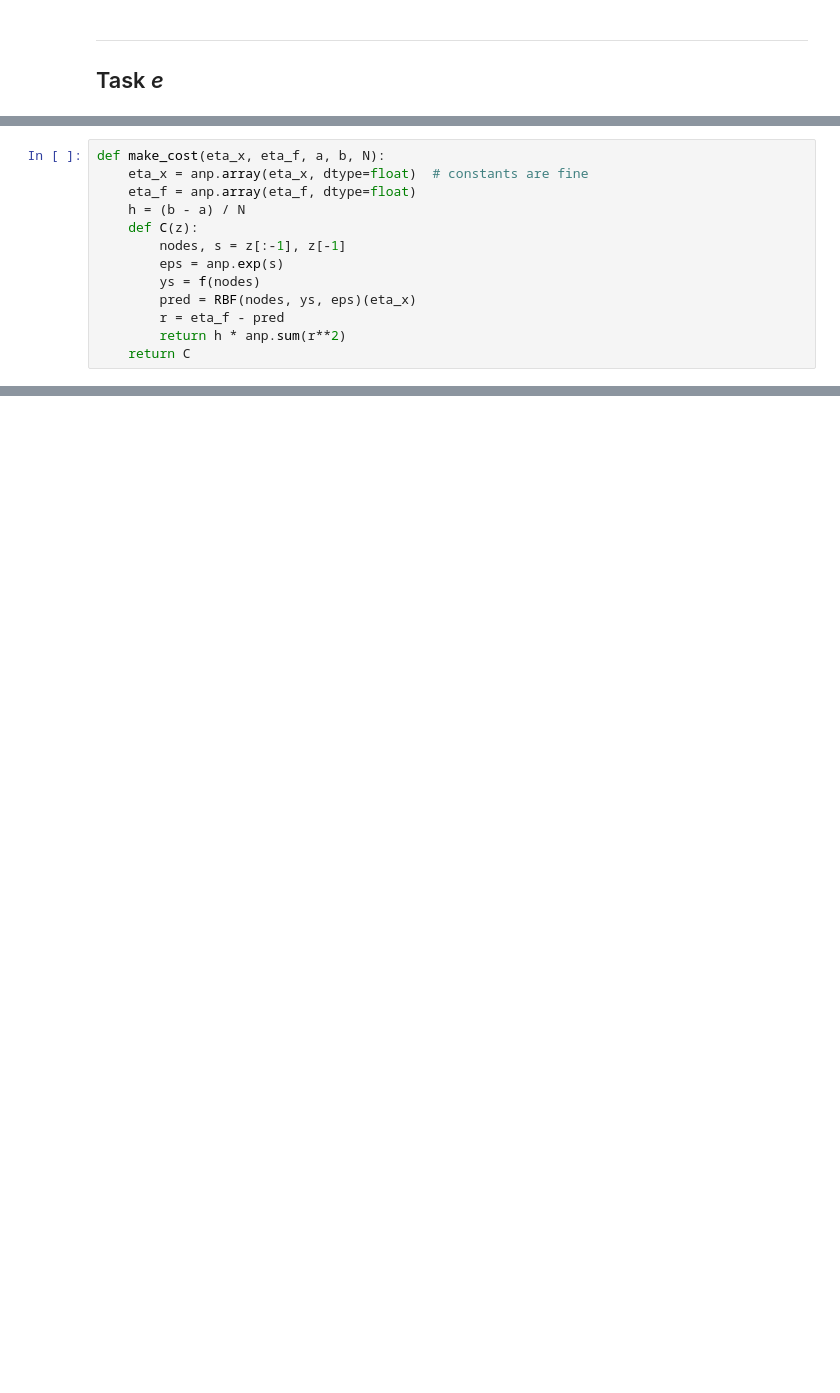
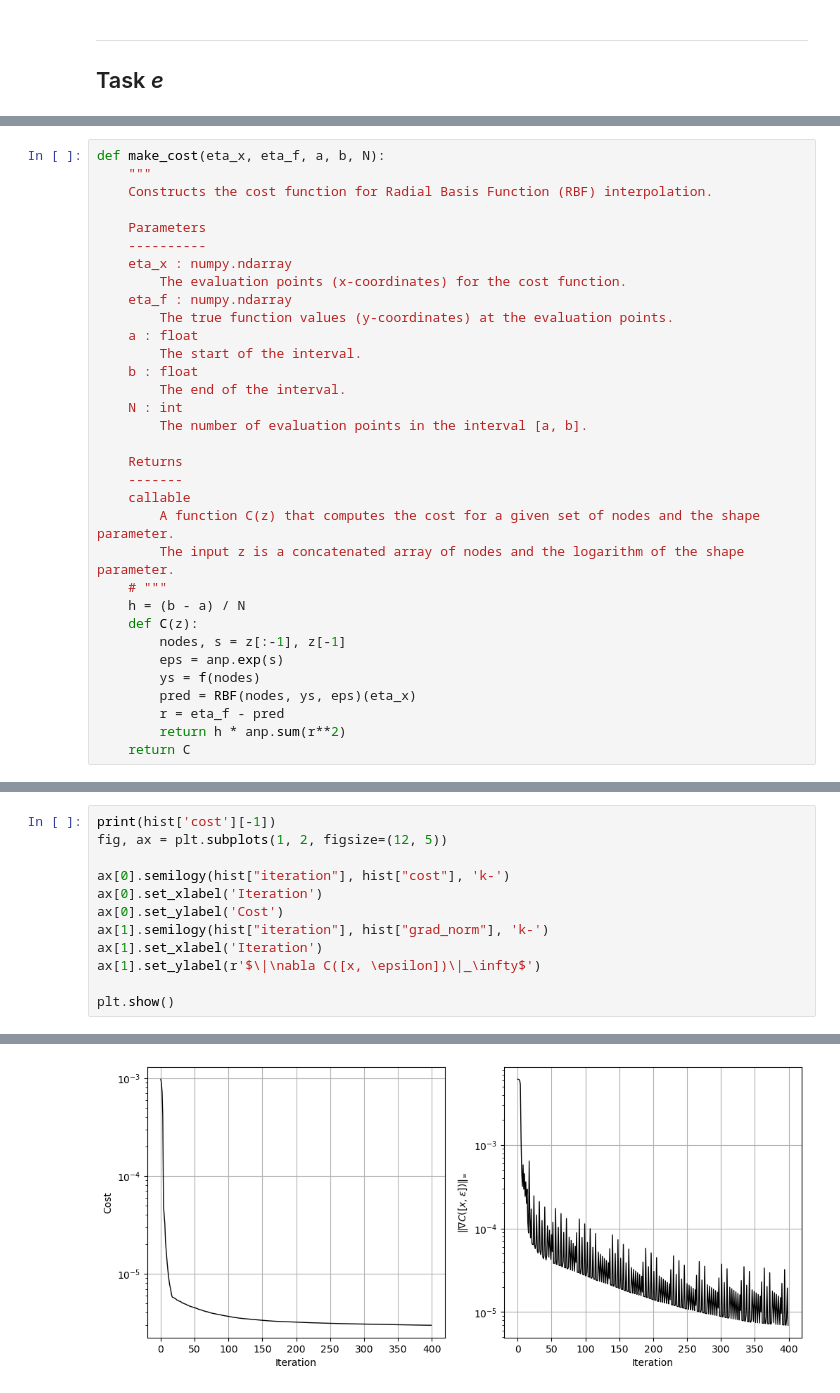
Before and after one commit to Benj181/NTNU-courses, a Jupyter notebook: NumMat/project01/report.ipynb, the cells around one changed output, grey strips where cells are left out. Drawn from its saved outputs; the diff is of its cells as text; blank space fills up the shorter version.

```diff
--- a/NumMat/project01/report.ipynb
+++ b/NumMat/project01/report.ipynb
@@ -737,7 +727,27 @@ def gd_backtracking(C, gradC, x0, L0=1.0, rho_bar=2.0, rho=0.5,
 # %%
 def make_cost(eta_x, eta_f, a, b, N):
-    eta_x = anp.array(eta_x, dtype=float)  # constants are fine
-    eta_f = anp.array(eta_f, dtype=float)
+    """
+    Constructs the cost function for Radial Basis Function (RBF) interpolation.
+
+    Parameters
+    ----------
+    eta_x : numpy.ndarray
+        The evaluation points (x-coordinates) for the cost function.
+    eta_f : numpy.ndarray
+        The true function values (y-coordinates) at the evaluation points.
+    a : float
+        The start of the interval.
+    b : float
+        The end of the interval.
+    N : int
+        The number of evaluation points in the interval [a, b].
+
+    Returns
+    -------
+    callable
+        A function C(z) that computes the cost for a given set of nodes and the shape parameter.
+        The input z is a concatenated array of nodes and the logarithm of the shape parameter.
+    # """
     h = (b - a) / N
     def C(z):
         nodes, s = z[:-1], z[-1]
@@ -792,0 +858,13 @@ plt.show()
+# %%
+print(hist['cost'][-1])
+fig, ax = plt.subplots(1, 2, figsize=(12, 5))
+
+ax[0].semilogy(hist["iteration"], hist["cost"], 'k-')
+ax[0].set_xlabel('Iteration')
+ax[0].set_ylabel('Cost')
+ax[1].semilogy(hist["iteration"], hist["grad_norm"], 'k-')
+ax[1].set_xlabel('Iteration')
+ax[1].set_ylabel(r'$\|\nabla C([x, \epsilon])\|_\infty$')
+
+plt.show()
+# %% [output]
@@ -792,0 +872 @@ plt.show()
+[figure, added]
```
Also changed, not shown: parts of 20 cells of this notebook.
